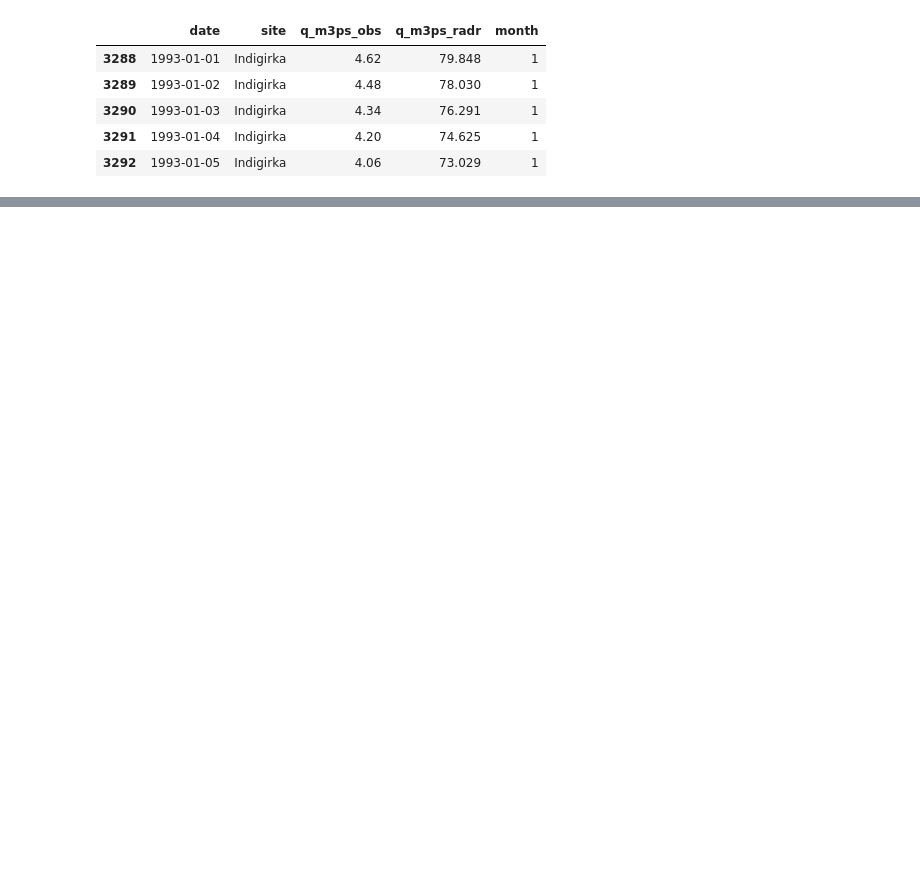
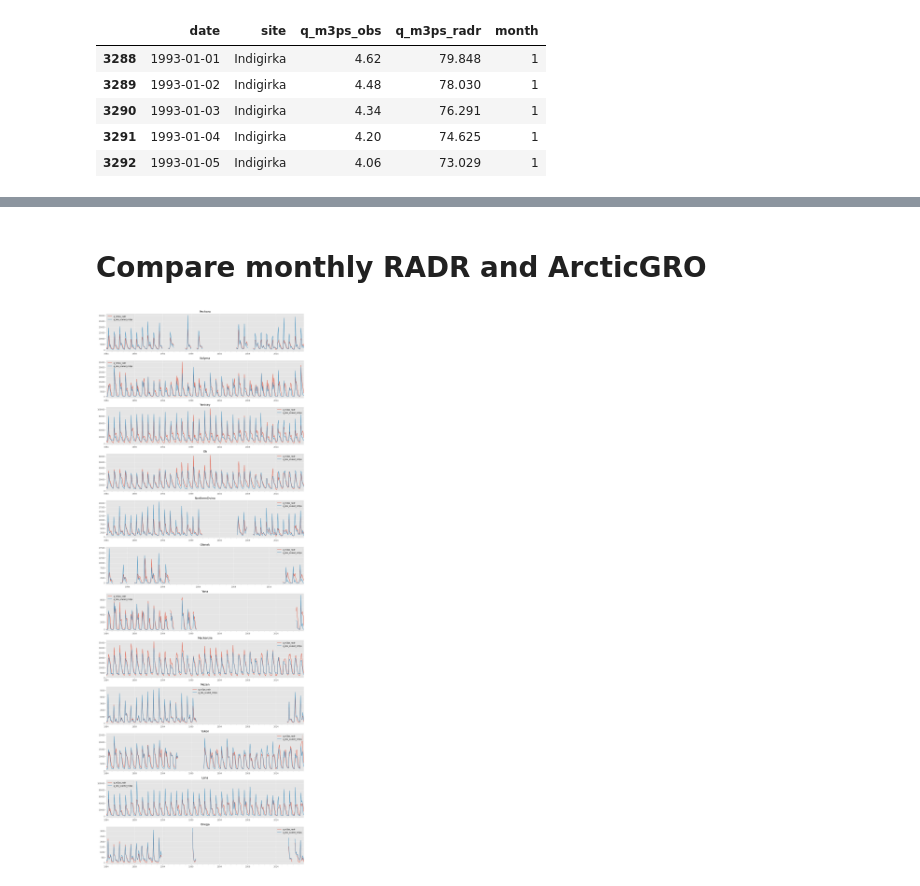
Before and after one commit to NIVANorge/BEST-Siberian, a Jupyter notebook: code/04_compare_radr_and_obs.ipynb, the cells around one changed output, grey strips where cells are left out. Drawn from its saved outputs; the diff is of its cells as text; code cells hidden in the pictures; blank space fills up the shorter version.

Commit message:
Complete fist version of discharge processing for hindcast

```diff
--- a/code/04_compare_radr_and_obs.ipynb
+++ b/code/04_compare_radr_and_obs.ipynb
@@ -98,0 +178,4 @@ plt.show()
+# %%
+# Remove unwanted sites from the site list for further processing
+drop_sites = ['Indigirka', 'Pur', 'Nadym']
+rivers_li = [x for x in rivers_li if x not in drop_sites]
@@ -98,0 +216,28 @@ plt.show()
+# %% [markdown]
+# Compare monthly RADR and ArcticGRO
+# %%
+# Resample to monthly and plot time series
+monthly_dict = {}  # Key: site
+
+fig, axes = plt.subplots(nrows=len(rivers_li), ncols=1, figsize=(15, 40))
+
+for idx, site in enumerate(rivers_li):
+
+    df2 = df.loc[df['site'] == site, ['date', 'q_m3ps_radr', 'q_obs_scaled_m3ps']]
+    df2 = df2.set_index('date')
+    df2.index = pd.to_datetime(df2.index)
+
+    monthly_df = df2.resample('M').agg(np.mean)
+
+    monthly_dict[site] = monthly_df
+
+    # Plot
+    ax = axes[idx]
+    monthly_df.plot(ax=ax)
+    ax.set_title(site)
+    ax.xaxis.label.set_visible(False)
+
+plt.tight_layout()
+plt.show()
+# %% [output]
+[figure, added]
```
Also changed, not shown: parts of 23 cells of this notebook, 11 other files.
